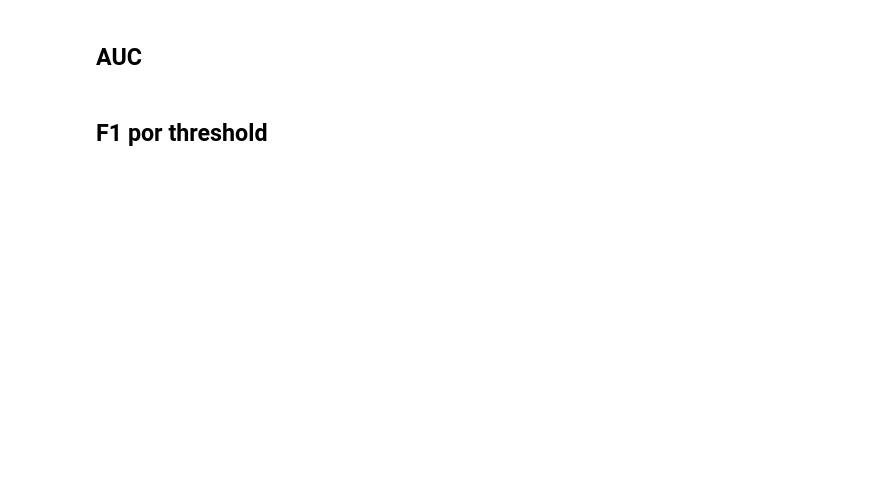
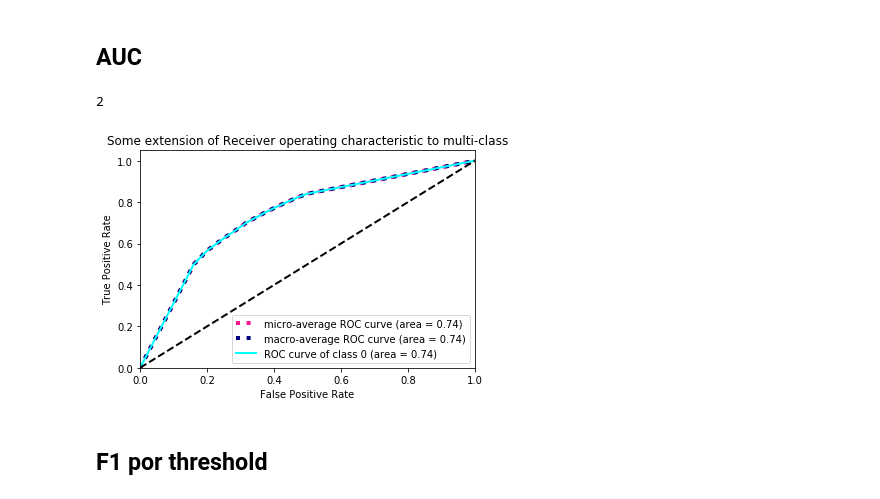
Before and after one commit to tiagohcalves/scikit-profiling, a Jupyter notebook: notebooks/01-binary_classification.ipynb, the cells around one changed output. Saved outputs shown, nothing was run; the diff lists cells and outputs as text; code cells hidden in the pictures; blank space fills up the shorter version.

Commit message:
Add roc curve and max f1 to notebook

```diff
--- a/notebooks/01-binary_classification.ipynb
+++ b/notebooks/01-binary_classification.ipynb
@@ -38,2 +43,6 @@ ax = sns.kdeplot(y_pred_1, ax=ax)
 # %% [markdown]
 ## AUC
+# %%
+len(np.unique(y_true))
+# %% [output]
+2
@@ -40,2 +119,6 @@ ax = sns.kdeplot(y_pred_1, ax=ax)
+# %%
+plot_roc_all(y_pred, y_true)
+# %% [output]
+[figure, added]
 # %% [markdown]
 ## F1 por threshold
```
Also changed, not shown: parts of 5 cells of this notebook.
